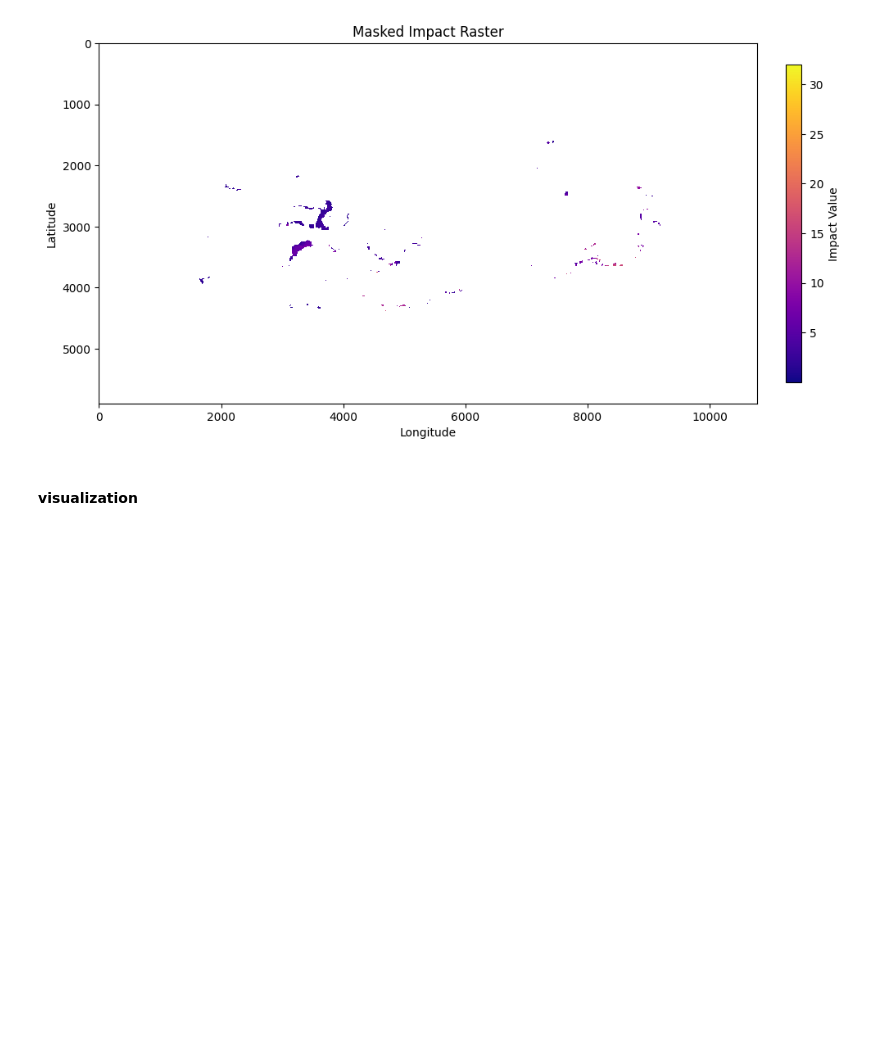
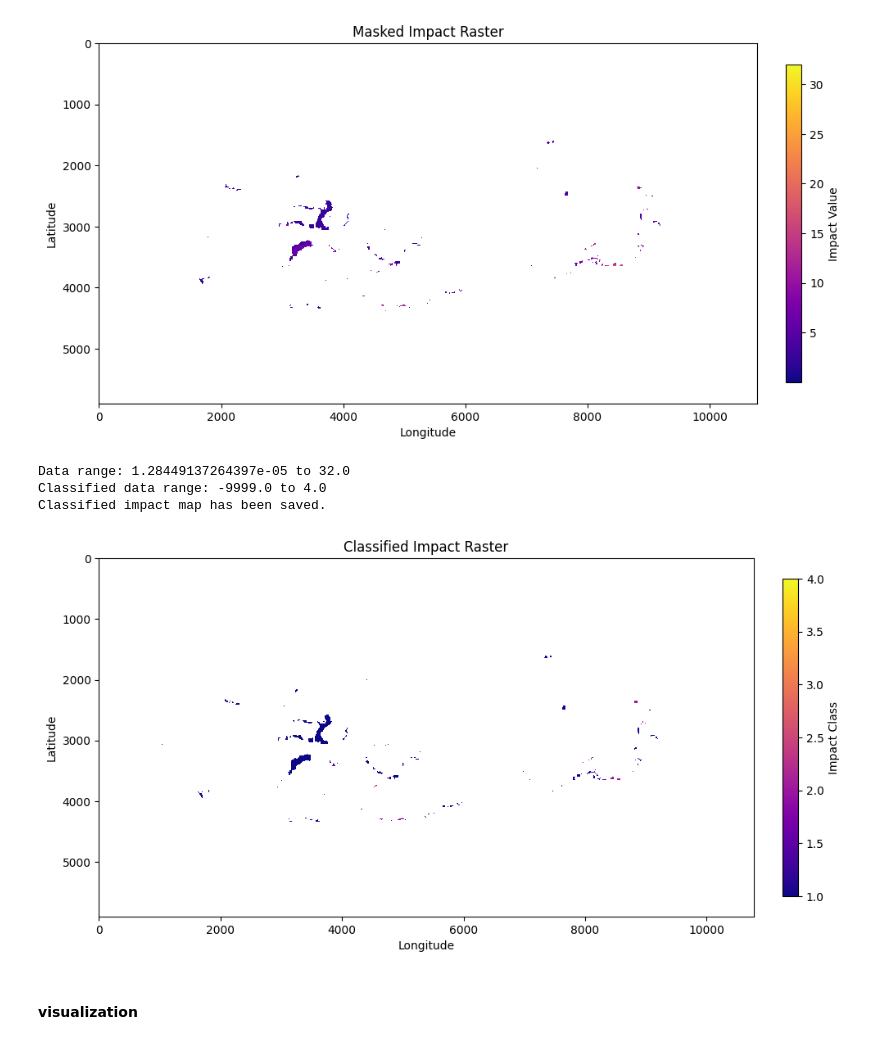
Before and after one commit to clynwatts/Impact_Map_Forecasting, a Jupyter notebook: Flood Impact Map.ipynb, the cells around one changed output. Cells and saved outputs as stored; diff of their text form; code cells hidden in the pictures; blank space fills up the shorter version.

Commit message:
Raclassify the impact map

```diff
--- a/Flood Impact Map.ipynb
+++ b/Flood Impact Map.ipynb
@@ -542,6 +542,77 @@ plt.show()
 # %% [output]
 Masked impact map has been saved.
 [figure]
+# %%
+import numpy as np
+import rasterio
+import matplotlib.pyplot as plt
+from matplotlib.colors import Normalize
+
+def classify_raster(input_path, output_path):
+    with rasterio.open(input_path) as src:
+        data = src.read(1).astype('float32')
+        nodata = src.nodata
+
+        # Mask nodata values
+        data_masked = np.ma.masked_equal(data, nodata)
+
+        # Identify the range of the data excluding nodata values
+        min_value = data_masked.min()
+        max_value = data_masked.max()
+        print(f"Data range: {min_value} to {max_value}")
+
+        # Classify the data into 4 equal intervals
+        bins = np.linspace(min_value, max_value, 5)  # 5 bins will create 4 intervals
+        classified_data = np.digitize(data_masked, bins, right=True)  # Digitize creates 1 to 4 classes
+
+        # Convert the classified_data mask to nodata values
+        classified_data[data_masked.mask] = nodata
+
+        print(f"Classified data range: {np.min(classified_data)} to {np.max(classified_data)}")
+
+        meta = src.meta
+        meta.update(dtype='float32', nodata=nodata)
+
+        with rasterio.open(output_path, 'w', **meta) as dst:
+            dst.write(classified_data.astype('float32'), 1)
+
+masked_impact_raster_path = r'D:/Hesham/CUAHSI/Geospatial/Jupyter N4/masked_impact_raster.tif'
+classified_impact_raster_path = r'D:/Hesham/CUAHSI/Geospatial/Jupyter N4/classified_impact_raster.tif'
+
+classify_raster(masked_impact_raster_path, classified_impact_raster_path)
+print("Classified impact map has been saved.")
+
+def plot_raster(ax, raster_path, title):
+    with rasterio.open(raster_path) as src:
+        data = src.read(1)
+        nodata = src.nodata
+        if nodata is not None:
+            data = np.ma.masked_equal(data, nodata)  # Mask NoData values
+
+        img = ax.imshow(data, cmap='plasma', norm=Normalize(vmin=1, vmax=4))  # Set vmin and vmax to match class values
+        ax.set_title(title)
+        ax.set_xlabel('Longitude')
+        ax.set_ylabel('Latitude')
+        return img
+
+# Create a figure with subplots
+fig, ax = plt.subplots(figsize=(10, 10))
+
+# Plot the classified impact raster
+img = plot_raster(ax, classified_impact_raster_path, "Classified Impact Raster")
+
+# Add colorbars with size control
+cbar = fig.colorbar(img, ax=ax, fraction=0.046, pad=0.04, shrink=0.4)
+cbar.set_label('Impact Class')
+
+# Adjust layout
+plt.tight_layout()
+plt.show()
+# %% [output]
+Data range: 1.28449137264397e-05 to 32.0
+Classified data range: -9999.0 to 4.0
+Classified impact map has been saved.
+[figure, added]
 # %% [markdown]
 #### visualization
 # %%
```
